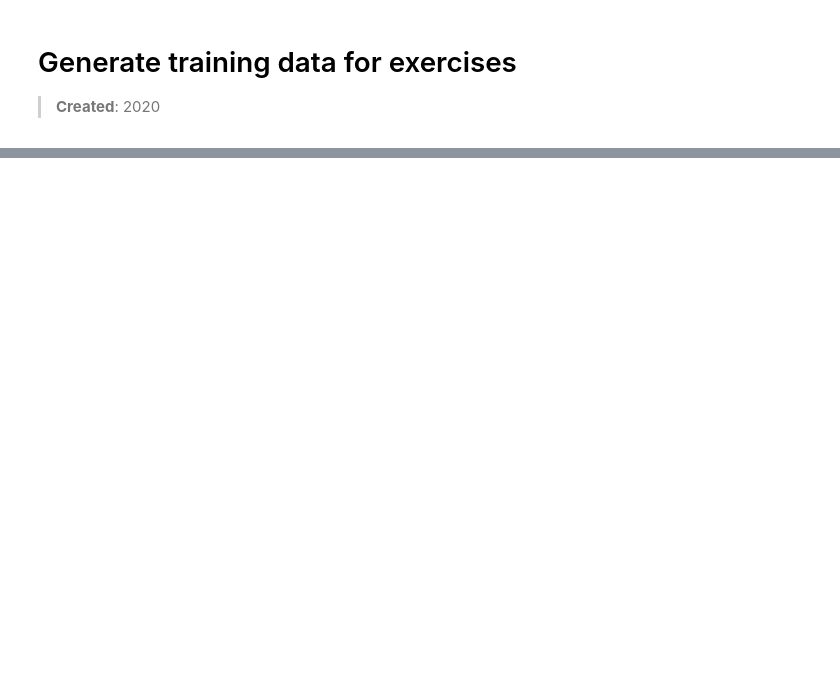
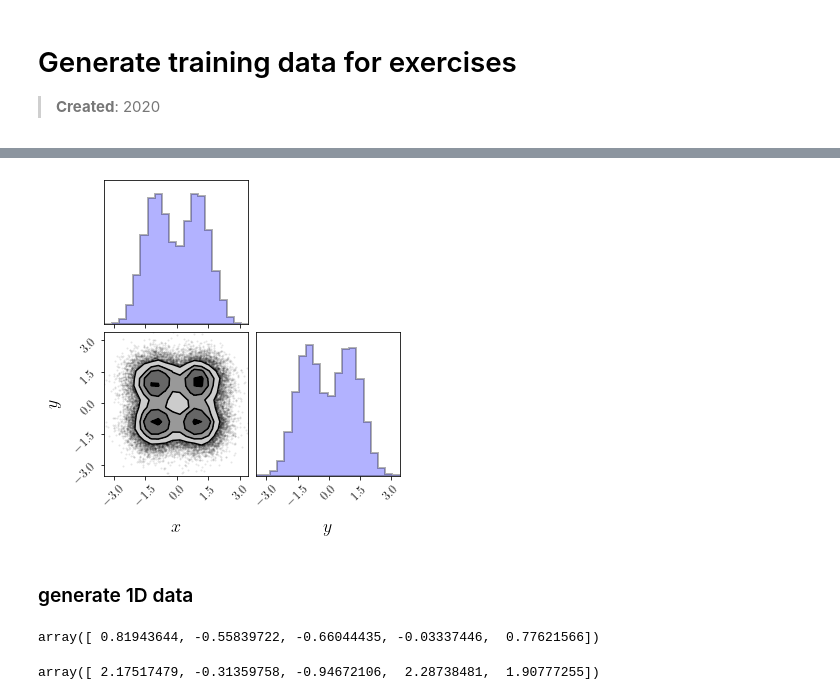
Before and after one commit to hbprosper/mlpracticum, a Jupyter notebook: 00_generate_data.ipynb, the cells around one changed output, grey strips where cells are left out. Drawn from its saved outputs; the diff is of its cells as text; code cells hidden in the pictures; blank space fills up the shorter version.

```diff
--- a/00_generate_data.ipynb
+++ b/00_generate_data.ipynb
@@ -86,0 +108,25 @@ jb.dump(df, 'data.db')
+# %%
+fig = corner.corner(df[inputs][:50000],
+                    labels=labels,
+                    fill_contours=True,
+                    hist_kwargs={'histtype': 'stepfilled',
+                                 'linewidth': 2,
+                                 'edgecolor': 'black',
+                                 'facecolor': 'blue',
+                                 'alpha': 0.3})
+fig.savefig('fig_data.pdf')
+# %% [output]
+[figure, added]
+# %% [markdown]
+### generate 1D data
+# %%
+N  = 50000
+x  = np.random.uniform(-1, 1, N)
+x[:5]
+# %% [output]
+array([ 0.81943644, -0.55839722, -0.66044435, -0.03337446,  0.77621566])
+# %%
+mu = 3 * np.exp(-x/2) * np.sin(10*x)**2 + 2*np.cos(6*x)
+mu[:5]
+# %% [output]
+array([ 2.17517479, -0.31359758, -0.94672106,  2.28738481,  1.90777255])
```
Also changed, not shown: parts of 17 cells of this notebook, 1 other file.
